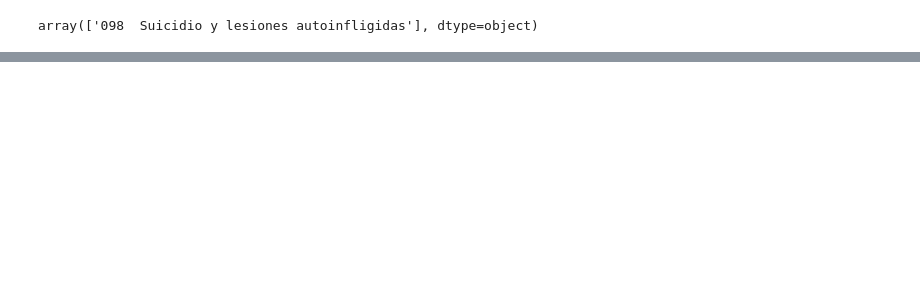
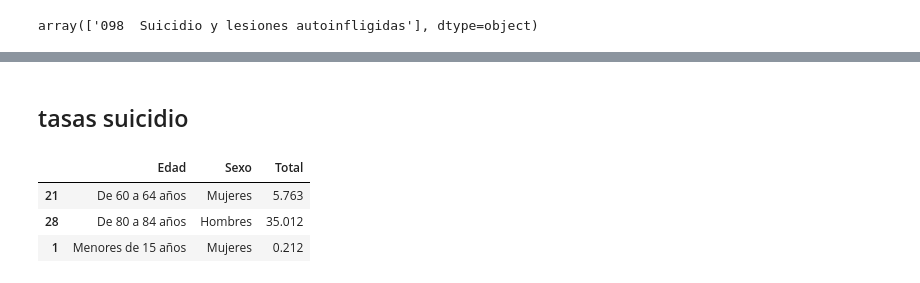
Before and after one commit to emarfer/healthy_mental_health, a Jupyter notebook: notebooks/08_suicidio.ipynb, the cells around one changed output, grey strips where cells are left out. Saved outputs shown, nothing was run; the diff lists cells and outputs as text; code cells hidden in the pictures; blank space fills up the shorter version.

```diff
--- a/notebooks/08_suicidio.ipynb
+++ b/notebooks/08_suicidio.ipynb
@@ -146,0 +207,12 @@ suicidio_edad_sexo.sample(5)
+# %% [markdown]
+## tasas suicidio
+# %%
+suicidios = pd.read_excel('../data/suicidio/tasassuicidios2020.xlsx')
+#Tasas de suicidios por edad y sexo por 100.000 habitantes de cada grupo.
+# %%
+suicidios.sample(3)
+# %% [output]
+|  | Edad | Sexo | Total |
+| 21 | De 60 a 64 años | Mujeres | 5.763 |
+| 28 | De 80 a 84 años | Hombres | 35.012 |
+| 1 | Menores de 15 años | Mujeres | 0.212 |
```
Also changed, not shown: parts of 27 cells of this notebook, 6 other files.
